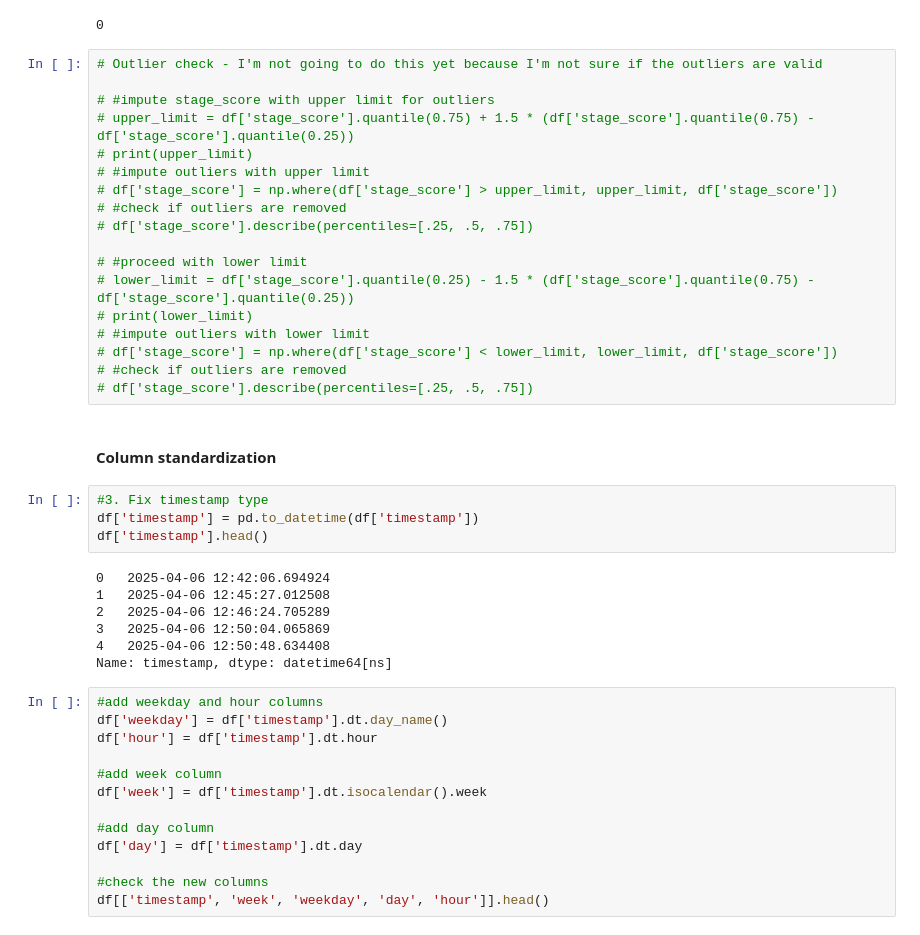
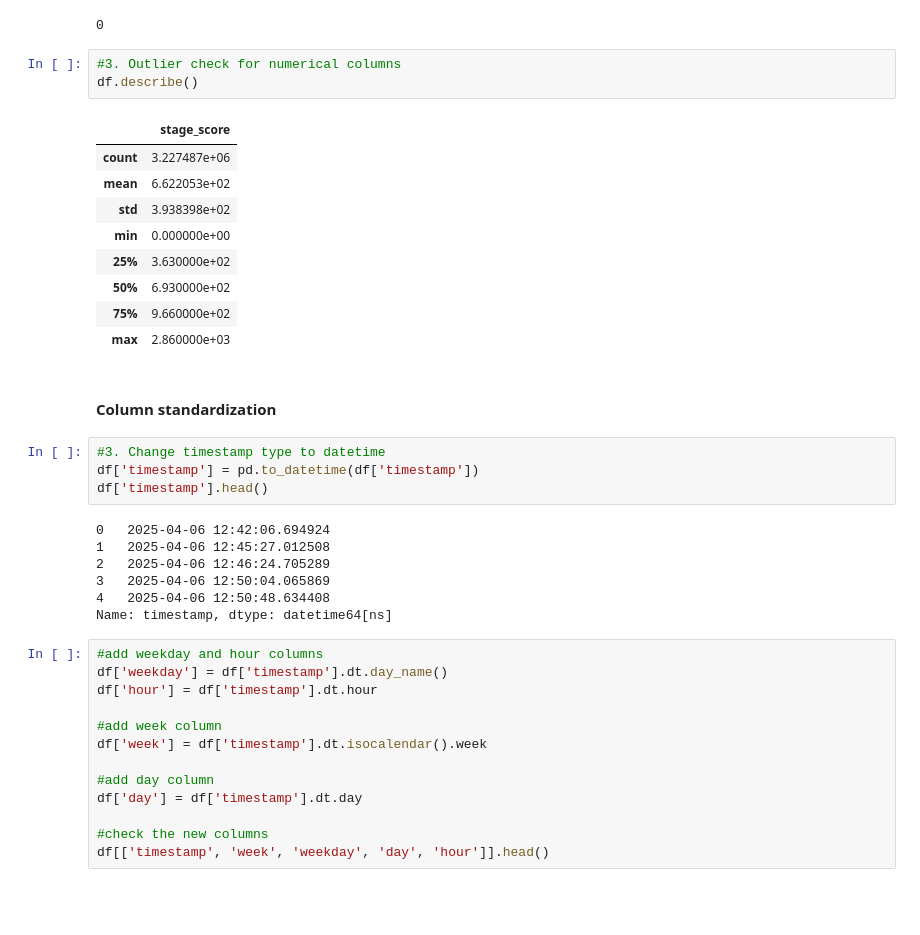
Before and after one commit to ilanharari/gameplay_analysis, a Jupyter notebook: notebooks/01data_cleaning_and_validation.ipynb, the cells around one changed output. Saved outputs shown, nothing was run; the diff lists cells and outputs as text; blank space fills up the shorter version.

```diff
--- a/notebooks/01exploratory_data_analysis.ipynb
+++ b/notebooks/01data_cleaning_and_validation.ipynb
@@ -113,28 +88,23 @@ Name: event_type, dtype: int64
 df.duplicated().sum()
 # %% [output]
 0
-# %%
-# Outlier check - I'm not going to do this yet because I'm not sure if the outliers are valid
-
-# #impute stage_score with upper limit for outliers
-# upper_limit = df['stage_score'].quantile(0.75) + 1.5 * (df['stage_score'].quantile(0.75) - df['stage_score'].quantile(0.25))
-# print(upper_limit)
-# #impute outliers with upper limit
-# df['stage_score'] = np.where(df['stage_score'] > upper_limit, upper_limit, df['stage_score'])
-# #check if outliers are removed
-# df['stage_score'].describe(percentiles=[.25, .5, .75])
-
-# #proceed with lower limit
-# lower_limit = df['stage_score'].quantile(0.25) - 1.5 * (df['stage_score'].quantile(0.75) - df['stage_score'].quantile(0.25))
-# print(lower_limit)
-# #impute outliers with lower limit
-# df['stage_score'] = np.where(df['stage_score'] < lower_limit, lower_limit, df['stage_score'])
-# #check if outliers are removed
-# df['stage_score'].describe(percentiles=[.25, .5, .75])
+# %%
+#3. Outlier check for numerical columns
+df.describe()
+# %% [output]
+|  | stage_score |
+| count | 3.227487e+06 |
+| mean | 6.622053e+02 |
+| std | 3.938398e+02 |
+| min | 0.000000e+00 |
+| 25% | 3.630000e+02 |
+| 50% | 6.930000e+02 |
+| 75% | 9.660000e+02 |
+| max | 2.860000e+03 |
 # %% [markdown]
 #### Column standardization
 # %%
-#3. Fix timestamp type
+#3. Change timestamp type to datetime
 df['timestamp'] = pd.to_datetime(df['timestamp'])
 df['timestamp'].head()
 # %% [output]
```
Also changed, not shown: parts of 23 cells of this notebook.
